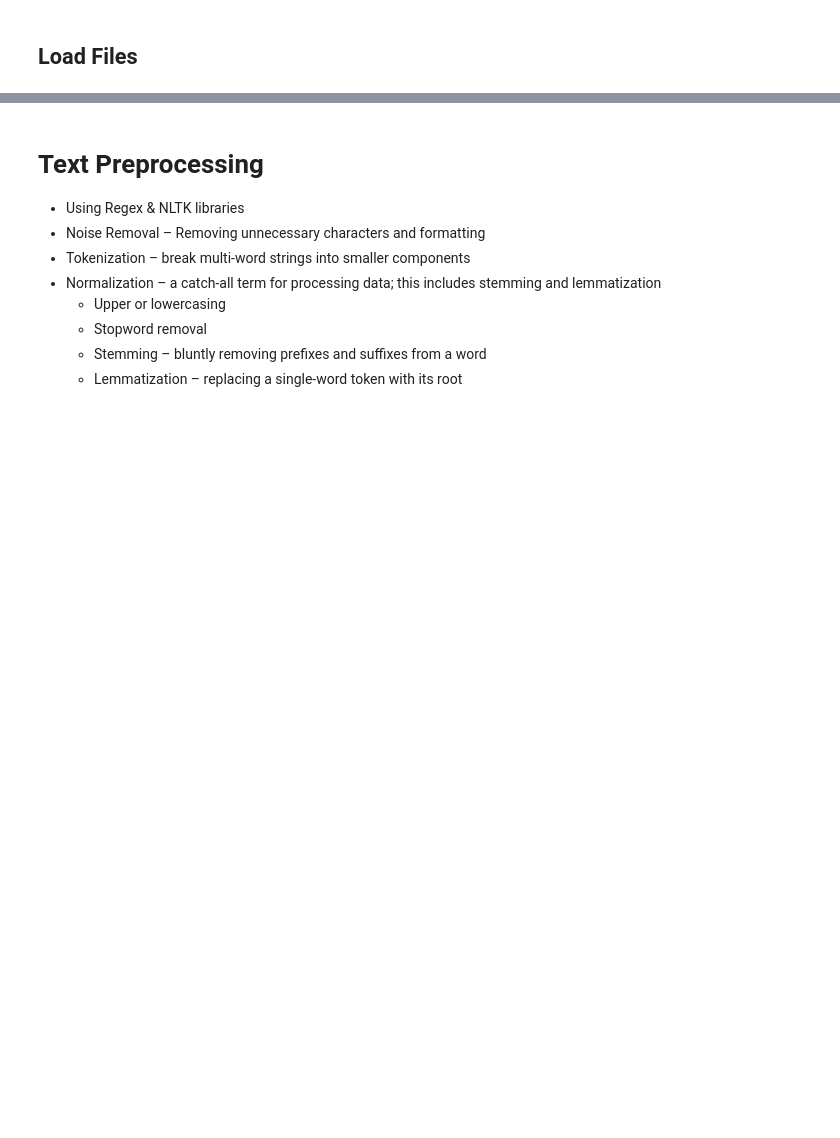
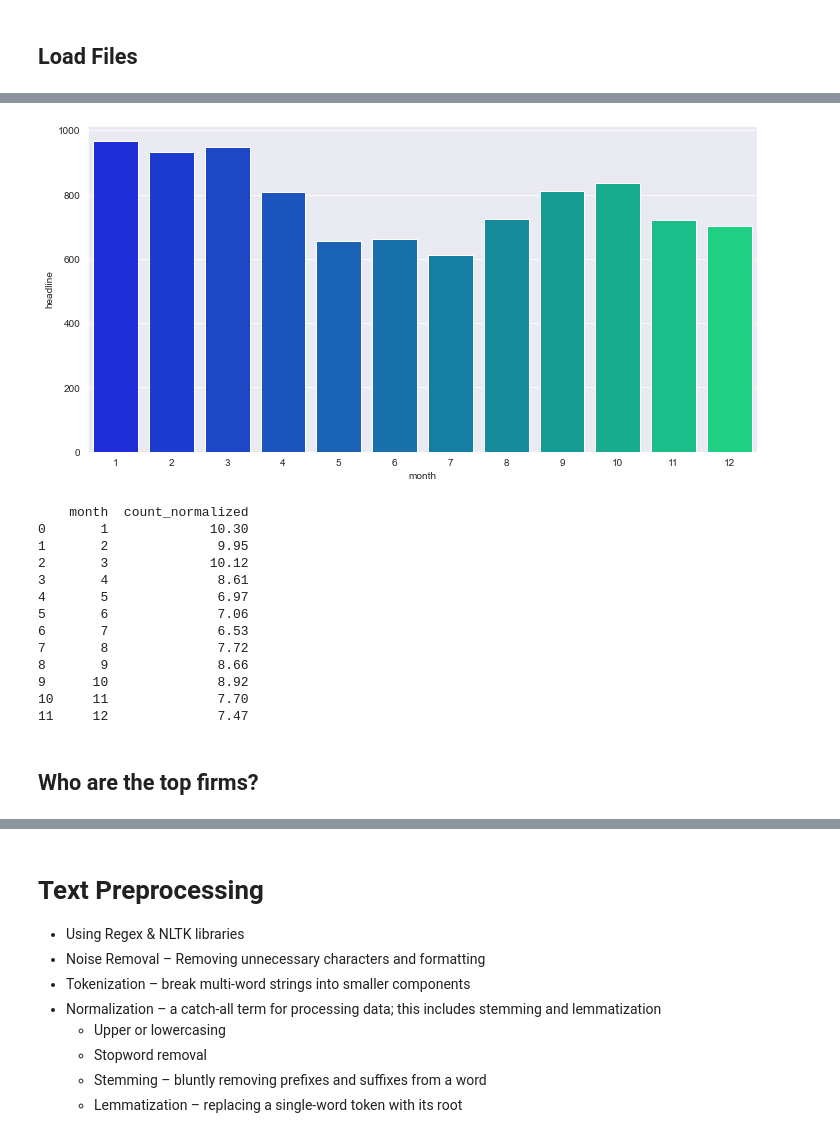
Before and after one commit to timpanon/glassdoor_nlp_alternatives, a Jupyter notebook: investment_reviews_analysis.ipynb, the cells around one changed output, grey strips where cells are left out. Cells and saved outputs as stored; diff of their text form; code cells hidden in the pictures; blank space fills up the shorter version.

```diff
--- a/investment_reviews_analysis.ipynb
+++ b/investment_reviews_analysis.ipynb
@@ -278,0 +372,19 @@ recent_reviews
+# %%
+reviews_by_month(reviews)
+# %% [output]
+[figure, added]
+    month  count_normalized
+0       1             10.30
+1       2              9.95
+2       3             10.12
+3       4              8.61
+4       5              6.97
+5       6              7.06
+6       7              6.53
+7       8              7.72
+8       9              8.66
+9      10              8.92
+10     11              7.70
+11     12              7.47
+# %% [markdown]
+## Who are the top firms?
```
Also changed, not shown: parts of 44 cells of this notebook, 24 other files.
